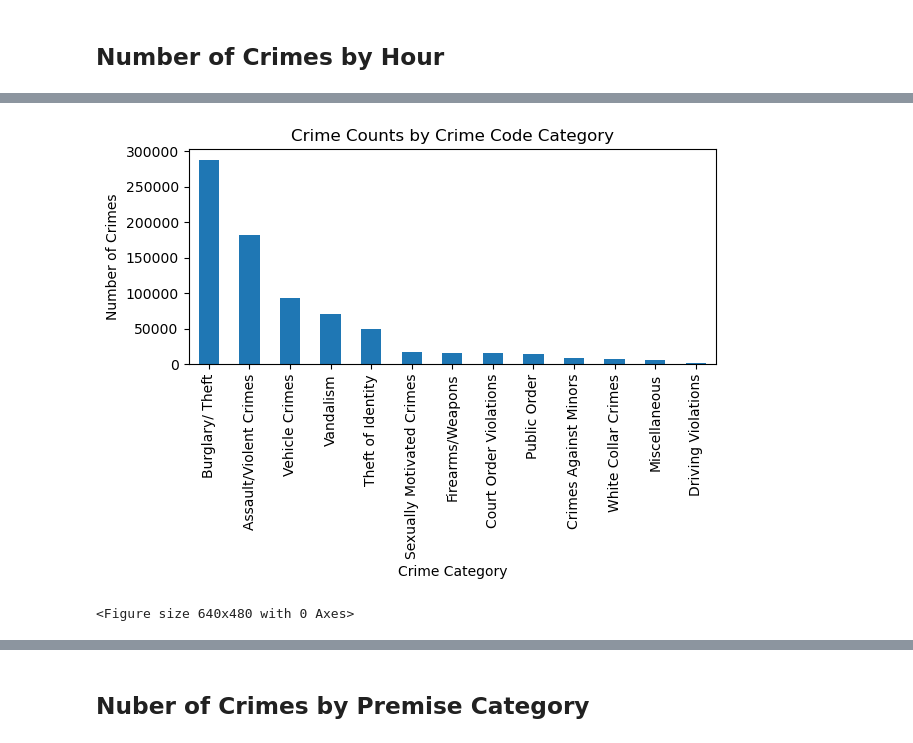
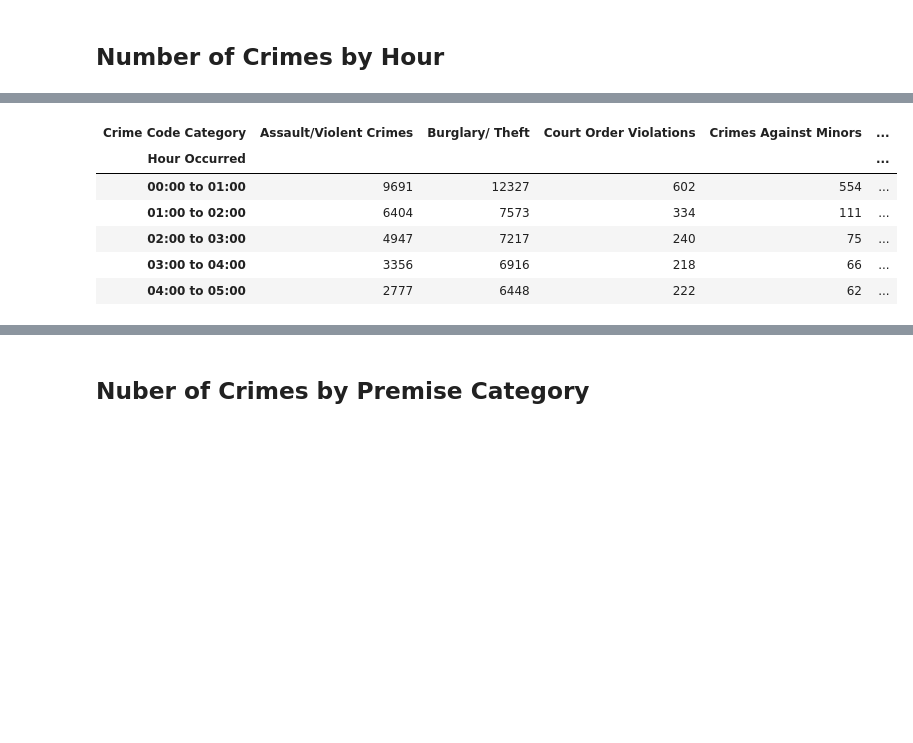
Before and after one commit to dominco5/project1, a Jupyter notebook: Code/data_viz_1.ipynb, the cells around one changed output, grey strips where cells are left out. Drawn from its saved outputs; the diff is of its cells as text; code cells hidden in the pictures; blank space fills up the shorter version.

```diff
--- a/Code/data_viz_1.ipynb
+++ b/Code/data_viz_1.ipynb
@@ -125,15 +107,10 @@ crime_category_df
-# %%
-crime_category_chart = crime_category_count.plot(kind='bar')
-
-plt.xlabel("Crime Category")
-plt.ylabel("Number of Crimes")
-plt.title("Crime Counts by Crime Code Category")
-
-plt.tight_layout()
-plt.show()
-
-
-plt.savefig(".../Resources/crime_counts_by_category.png")
-# %% [output]
-[figure, removed]
-<Figure size 640x480 with 0 Axes>
+# %%
+crime_byhour_df.head()
+# %% [output]
+| Crime Code Category | Assault/Violent Crimes | Burglary/ Theft | Court Order Violations | Crimes Against Minors | ... |
+| Hour Occurred |  |  |  |  | ... |
+| 00:00 to 01:00 | 9691 | 12327 | 602 | 554 | ... |
+| 01:00 to 02:00 | 6404 | 7573 | 334 | 111 | ... |
+| 02:00 to 03:00 | 4947 | 7217 | 240 | 75 | ... |
+| 03:00 to 04:00 | 3356 | 6916 | 218 | 66 | ... |
+| 04:00 to 05:00 | 2777 | 6448 | 222 | 62 | ... |
```
Also changed, not shown: parts of 27 cells of this notebook.
